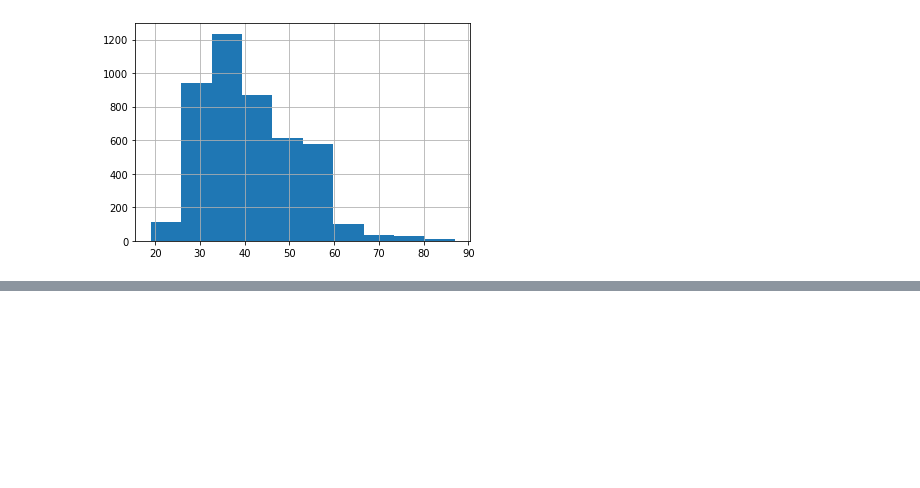
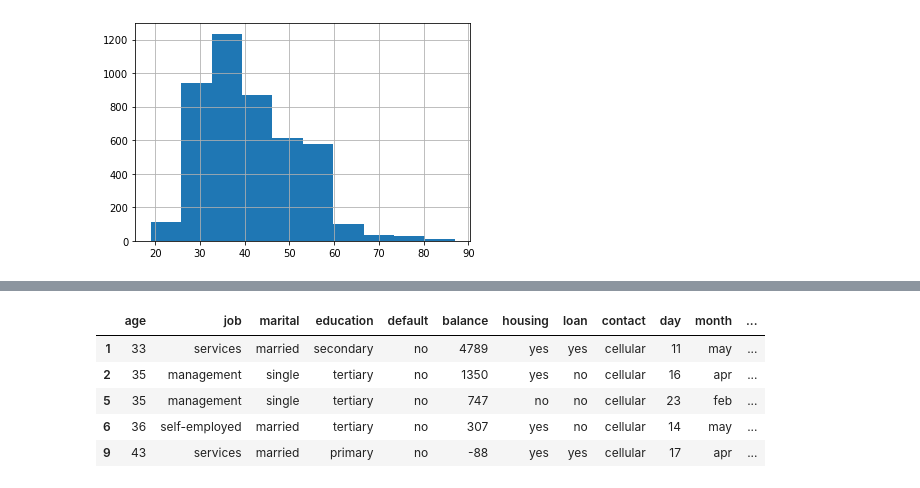
Before and after one commit to sagarbhadra7/Data-Science, a Jupyter notebook: Pandas_example.ipynb, the cells around one changed output, grey strips where cells are left out. Saved outputs shown, nothing was run; the diff lists cells and outputs as text; code cells hidden in the pictures; blank space fills up the shorter version.

```diff
--- a/Pandas_example.ipynb
+++ b/Pandas_example.ipynb
@@ -45,0 +80,2 @@ df.boxplot(column='age')
+# %%
+df1=df.replace('unknown',np.nan)
@@ -45,0 +120,2 @@ df.boxplot(column='age')
+# %%
+df1.dropna(inplace=True)
@@ -45,0 +143,9 @@ df.boxplot(column='age')
+# %%
+df1.head()
+# %% [output]
+|  | age | job | marital | education | default | balance | housing | loan | contact | day | month | ... |
+| 1 | 33 | services | married | secondary | no | 4789 | yes | yes | cellular | 11 | may | ... |
+| 2 | 35 | management | single | tertiary | no | 1350 | yes | no | cellular | 16 | apr | ... |
+| 5 | 35 | management | single | tertiary | no | 747 | no | no | cellular | 23 | feb | ... |
+| 6 | 36 | self-employed | married | tertiary | no | 307 | yes | no | cellular | 14 | may | ... |
+| 9 | 43 | services | married | primary | no | -88 | yes | yes | cellular | 17 | apr | ... |
```
Also changed, not shown: parts of 20 cells of this notebook.
